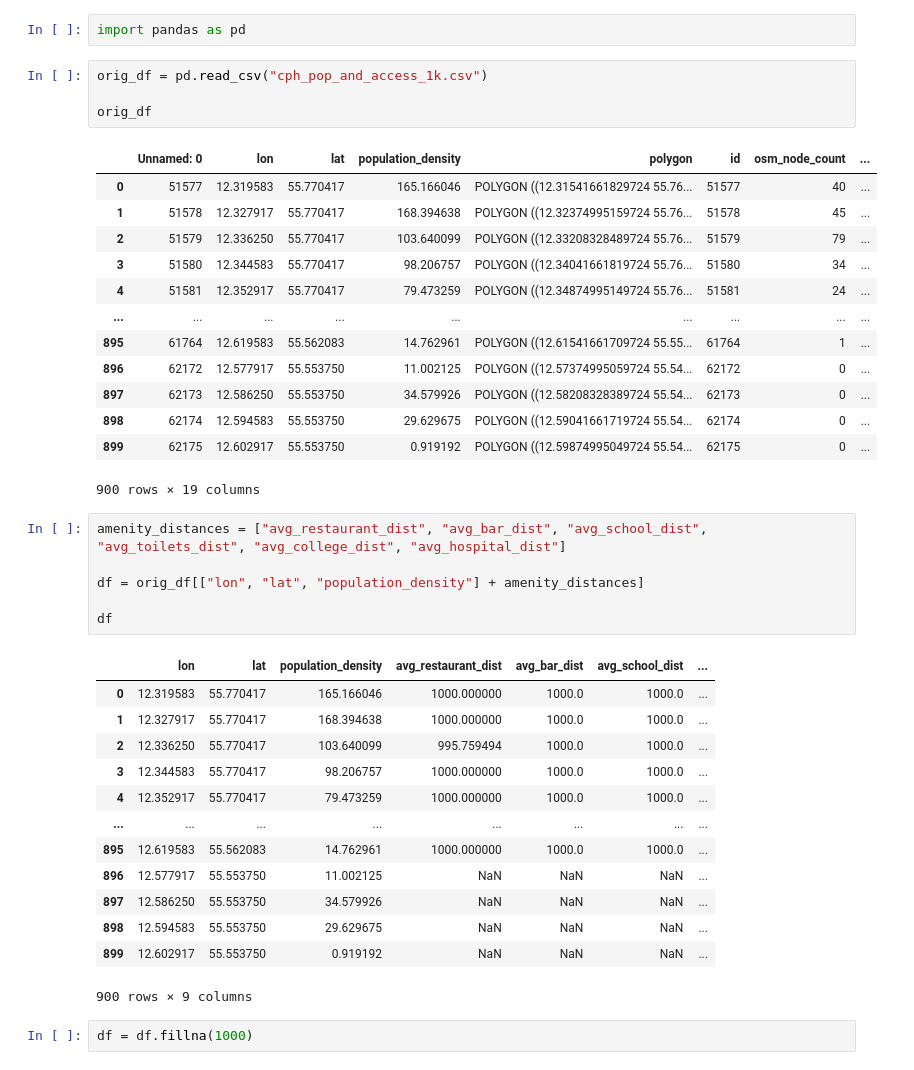
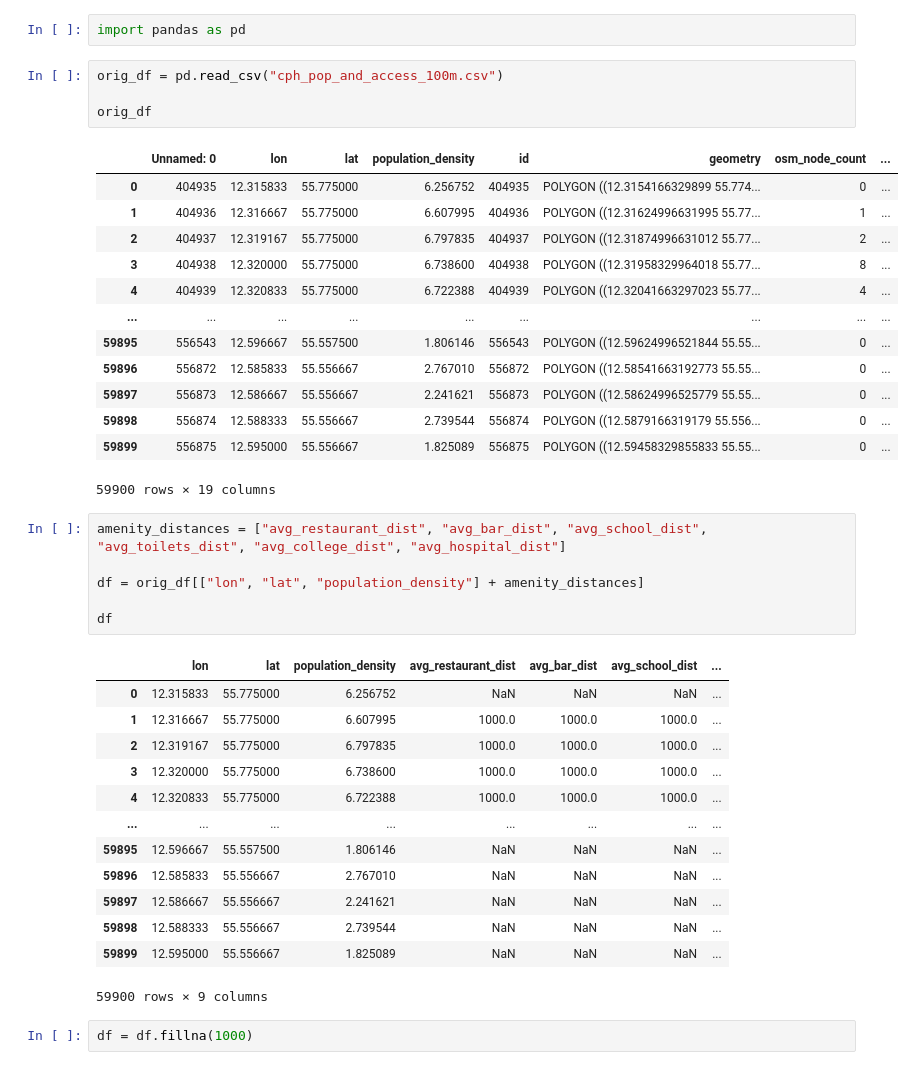
Before and after one commit to JacobKjaerulffFurberg/15MinutesCitiesVisualization, a Jupyter notebook: VisualiseAccessibilityAndPopulationDensity.ipynb, the cells around one changed output. Saved outputs shown, nothing was run; the diff lists cells and outputs as text.

```diff
--- a/VisualiseAccessibilityAndPopulationDensity.ipynb
+++ b/VisualiseAccessibilityAndPopulationDensity.ipynb
@@ -1,23 +1,23 @@
 # %%
 import pandas as pd
 # %%
-orig_df = pd.read_csv("cph_pop_and_access_1k.csv")
+orig_df = pd.read_csv("cph_pop_and_access_100m.csv")
 
 orig_df
 # %% [output]
-|  | Unnamed: 0 | lon | lat | population_density | polygon | id | osm_node_count | ... |
-| 0 | 51577 | 12.319583 | 55.770417 | 165.166046 | POLYGON ((12.31541661829724 55.76... | 51577 | 40 | ... |
-| 1 | 51578 | 12.327917 | 55.770417 | 168.394638 | POLYGON ((12.32374995159724 55.76... | 51578 | 45 | ... |
-| 2 | 51579 | 12.336250 | 55.770417 | 103.640099 | POLYGON ((12.33208328489724 55.76... | 51579 | 79 | ... |
-| 3 | 51580 | 12.344583 | 55.770417 | 98.206757 | POLYGON ((12.34041661819724 55.76... | 51580 | 34 | ... |
-| 4 | 51581 | 12.352917 | 55.770417 | 79.473259 | POLYGON ((12.34874995149724 55.76... | 51581 | 24 | ... |
+|  | Unnamed: 0 | lon | lat | population_density | id | geometry | osm_node_count | ... |
+| 0 | 404935 | 12.315833 | 55.775000 | 6.256752 | 404935 | POLYGON ((12.3154166329899 55.774... | 0 | ... |
+| 1 | 404936 | 12.316667 | 55.775000 | 6.607995 | 404936 | POLYGON ((12.31624996631995 55.77... | 1 | ... |
+| 2 | 404937 | 12.319167 | 55.775000 | 6.797835 | 404937 | POLYGON ((12.31874996631012 55.77... | 2 | ... |
+| 3 | 404938 | 12.320000 | 55.775000 | 6.738600 | 404938 | POLYGON ((12.31958329964018 55.77... | 8 | ... |
+| 4 | 404939 | 12.320833 | 55.775000 | 6.722388 | 404939 | POLYGON ((12.32041663297023 55.77... | 4 | ... |
 | ... | ... | ... | ... | ... | ... | ... | ... | ... |
-| 895 | 61764 | 12.619583 | 55.562083 | 14.762961 | POLYGON ((12.61541661709724 55.55... | 61764 | 1 | ... |
-| 896 | 62172 | 12.577917 | 55.553750 | 11.002125 | POLYGON ((12.57374995059724 55.54... | 62172 | 0 | ... |
-| 897 | 62173 | 12.586250 | 55.553750 | 34.579926 | POLYGON ((12.58208328389724 55.54... | 62173 | 0 | ... |
-| 898 | 62174 | 12.594583 | 55.553750 | 29.629675 | POLYGON ((12.59041661719724 55.54... | 62174 | 0 | ... |
-| 899 | 62175 | 12.602917 | 55.553750 | 0.919192 | POLYGON ((12.59874995049724 55.54... | 62175 | 0 | ... |
+| 59895 | 556543 | 12.596667 | 55.557500 | 1.806146 | 556543 | POLYGON ((12.59624996521844 55.55... | 0 | ... |
+| 59896 | 556872 | 12.585833 | 55.556667 | 2.767010 | 556872 | POLYGON ((12.58541663192773 55.55... | 0 | ... |
+| 59897 | 556873 | 12.586667 | 55.556667 | 2.241621 | 556873 | POLYGON ((12.58624996525779 55.55... | 0 | ... |
+| 59898 | 556874 | 12.588333 | 55.556667 | 2.739544 | 556874 | POLYGON ((12.5879166319179 55.556... | 0 | ... |
+| 59899 | 556875 | 12.595000 | 55.556667 | 1.825089 | 556875 | POLYGON ((12.59458329855833 55.55... | 0 | ... |
-900 rows × 19 columns
+59900 rows × 19 columns
 # %%
 amenity_distances = ["avg_restaurant_dist", "avg_bar_dist", "avg_school_dist", "avg_toilets_dist", "avg_college_dist", "avg_hospital_dist"]
 
@@ -26,18 +26,18 @@ df = orig_df[["lon", "lat", "population_density"] + amenity_distances]
 df
 # %% [output]
 |  | lon | lat | population_density | avg_restaurant_dist | avg_bar_dist | avg_school_dist | ... |
-| 0 | 12.319583 | 55.770417 | 165.166046 | 1000.000000 | 1000.0 | 1000.0 | ... |
-| 1 | 12.327917 | 55.770417 | 168.394638 | 1000.000000 | 1000.0 | 1000.0 | ... |
-| 2 | 12.336250 | 55.770417 | 103.640099 | 995.759494 | 1000.0 | 1000.0 | ... |
-| 3 | 12.344583 | 55.770417 | 98.206757 | 1000.000000 | 1000.0 | 1000.0 | ... |
-| 4 | 12.352917 | 55.770417 | 79.473259 | 1000.000000 | 1000.0 | 1000.0 | ... |
+| 0 | 12.315833 | 55.775000 | 6.256752 | NaN | NaN | NaN | ... |
+| 1 | 12.316667 | 55.775000 | 6.607995 | 1000.0 | 1000.0 | 1000.0 | ... |
+| 2 | 12.319167 | 55.775000 | 6.797835 | 1000.0 | 1000.0 | 1000.0 | ... |
+| 3 | 12.320000 | 55.775000 | 6.738600 | 1000.0 | 1000.0 | 1000.0 | ... |
+| 4 | 12.320833 | 55.775000 | 6.722388 | 1000.0 | 1000.0 | 1000.0 | ... |
 | ... | ... | ... | ... | ... | ... | ... | ... |
-| 895 | 12.619583 | 55.562083 | 14.762961 | 1000.000000 | 1000.0 | 1000.0 | ... |
-| 896 | 12.577917 | 55.553750 | 11.002125 | NaN | NaN | NaN | ... |
-| 897 | 12.586250 | 55.553750 | 34.579926 | NaN | NaN | NaN | ... |
-| 898 | 12.594583 | 55.553750 | 29.629675 | NaN | NaN | NaN | ... |
-| 899 | 12.602917 | 55.553750 | 0.919192 | NaN | NaN | NaN | ... |
+| 59895 | 12.596667 | 55.557500 | 1.806146 | NaN | NaN | NaN | ... |
+| 59896 | 12.585833 | 55.556667 | 2.767010 | NaN | NaN | NaN | ... |
+| 59897 | 12.586667 | 55.556667 | 2.241621 | NaN | NaN | NaN | ... |
+| 59898 | 12.588333 | 55.556667 | 2.739544 | NaN | NaN | NaN | ... |
+| 59899 | 12.595000 | 55.556667 | 1.825089 | NaN | NaN | NaN | ... |
-900 rows × 9 columns
+59900 rows × 9 columns
 # %%
 df = df.fillna(1000)
 # %%
```
Also changed, not shown: parts of 7 cells of this notebook.
